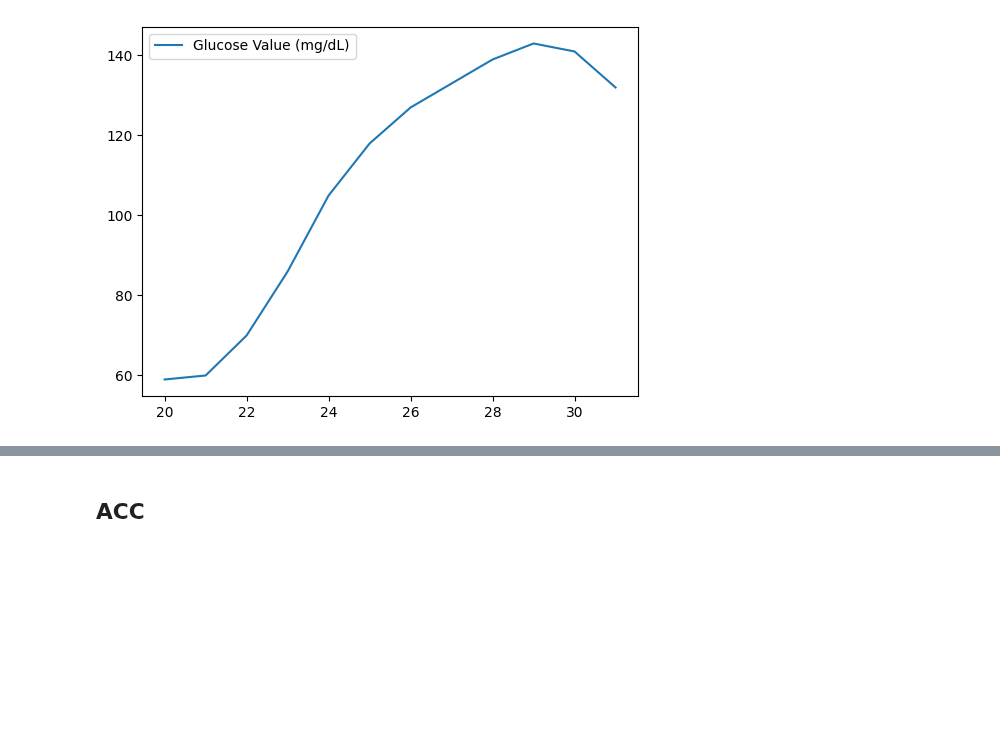
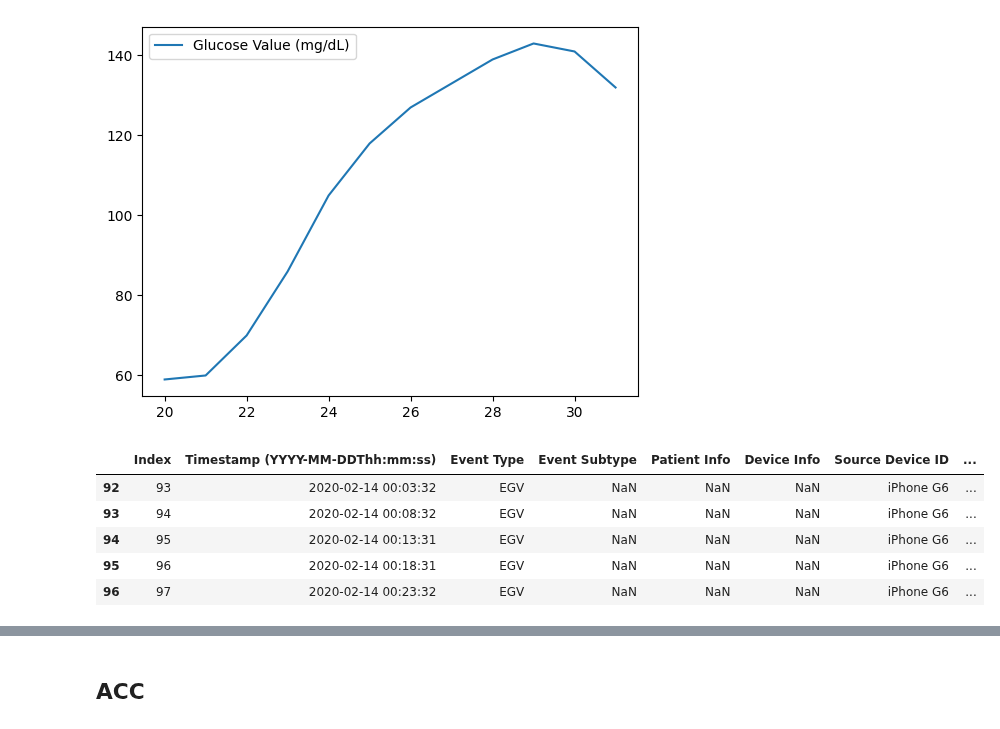
Before and after one commit to mingg12/engineering-newFork, a Jupyter notebook: exploring_digital_biomarkers_an_hour.ipynb, the cells around one changed output, grey strips where cells are left out. Saved outputs shown, nothing was run; the diff lists cells and outputs as text; code cells hidden in the pictures; blank space fills up the shorter version.

```diff
--- a/exploring_digital_biomarkers.ipynb
+++ b/exploring_digital_biomarkers_an_hour.ipynb
@@ -48,3 +53,12 @@ dexcom001_df[(dexcom001_df['Timestamp (YYYY-MM-DDThh:mm:ss)'] >= '2020-02-13 18:
 # %% [output]
 <Axes: >
 [figure]
+# %%
+dexcom001_df[(dexcom001_df['Timestamp (YYYY-MM-DDThh:mm:ss)'] >= '2020-02-14 00:00:00') & (dexcom001_df['Timestamp (YYYY-MM-DDThh:mm:ss)'] <= '2020-02-14 23:59:59')].head()
+# %% [output]
+|  | Index | Timestamp (YYYY-MM-DDThh:mm:ss) | Event Type | Event Subtype | Patient Info | Device Info | Source Device ID | ... |
+| 92 | 93 | 2020-02-14 00:03:32 | EGV | NaN | NaN | NaN | iPhone G6 | ... |
+| 93 | 94 | 2020-02-14 00:08:32 | EGV | NaN | NaN | NaN | iPhone G6 | ... |
+| 94 | 95 | 2020-02-14 00:13:31 | EGV | NaN | NaN | NaN | iPhone G6 | ... |
+| 95 | 96 | 2020-02-14 00:18:31 | EGV | NaN | NaN | NaN | iPhone G6 | ... |
+| 96 | 97 | 2020-02-14 00:23:32 | EGV | NaN | NaN | NaN | iPhone G6 | ... |
```
Also changed, not shown: parts of 7 cells of this notebook, 1 other file.
